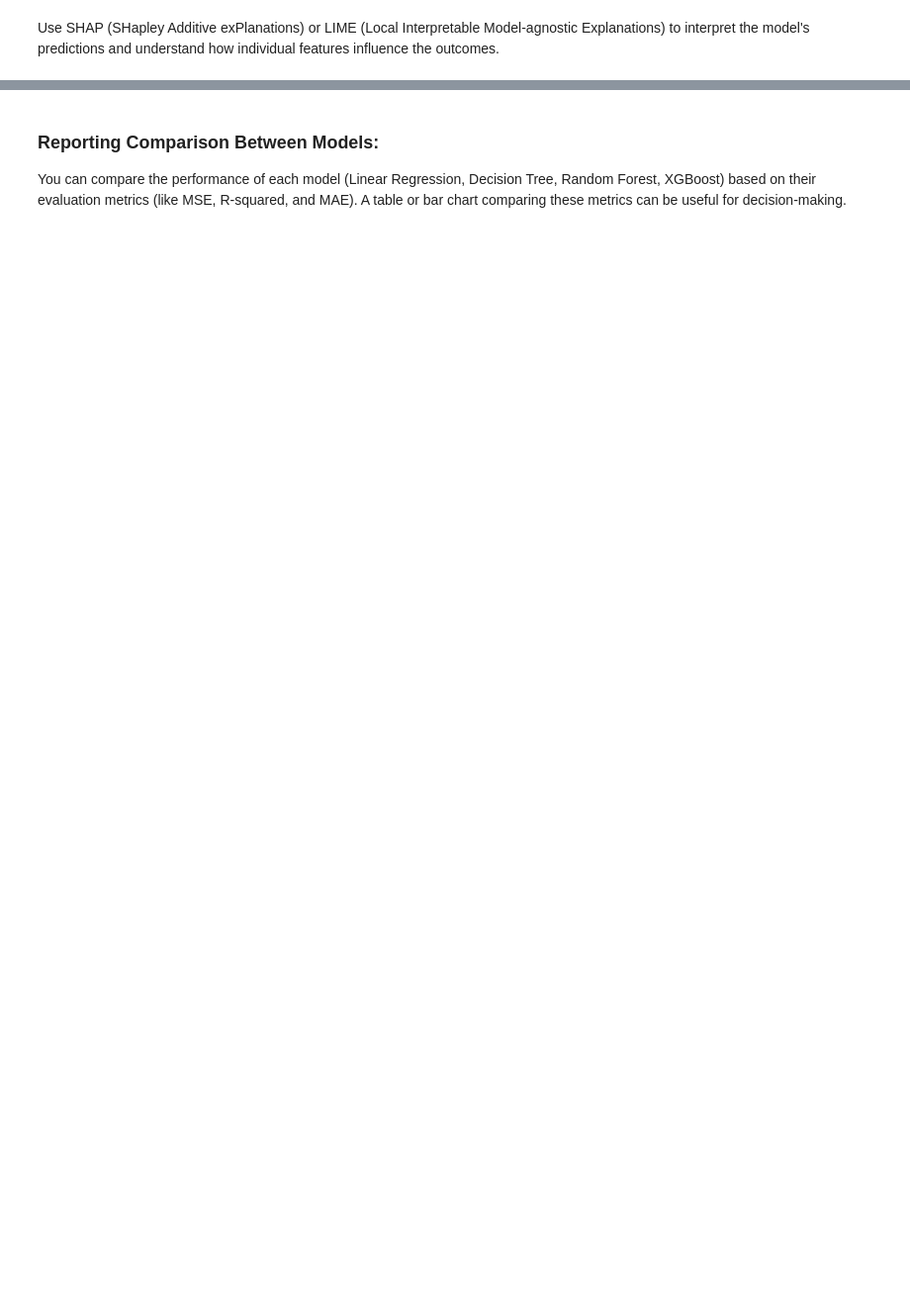
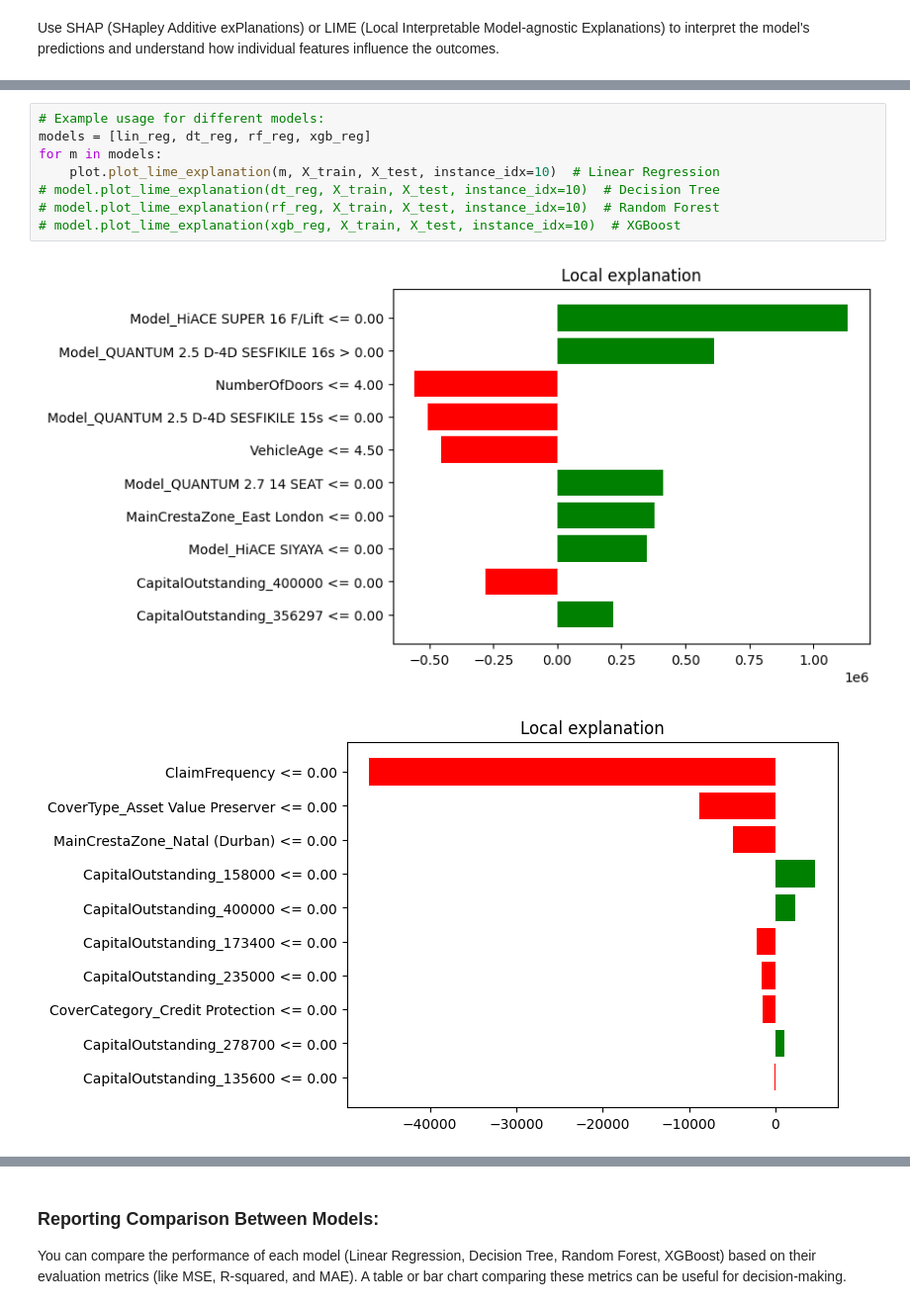
Before and after one commit to amsalugetasew/10_Academy_AI_Mastery_kifiya_Week_3_V1, a Jupyter notebook: notebooks/main.ipynb, the cells around one changed output, grey strips where cells are left out. Shown at 99% size. Cells and saved outputs as stored; diff of their text form; blank space fills up the shorter version.

```diff
--- a/notebooks/main.ipynb
+++ b/notebooks/main.ipynb
@@ -800,0 +730,11 @@ plot_lime_explanation(xgb_reg, X_train, X_test, instance_idx=10)  # XGBoost
+# %%
+# Example usage for different models:
+models = [lin_reg, dt_reg, rf_reg, xgb_reg]
+for m in models:
+    plot.plot_lime_explanation(m, X_train, X_test, instance_idx=10)  # Linear Regression
+# model.plot_lime_explanation(dt_reg, X_train, X_test, instance_idx=10)  # Decision Tree
+# model.plot_lime_explanation(rf_reg, X_train, X_test, instance_idx=10)  # Random Forest
+# model.plot_lime_explanation(xgb_reg, X_train, X_test, instance_idx=10)  # XGBoost
+# %% [output]
+[figure, added]
+[figure, added]
```
Also changed, not shown: parts of 16 cells of this notebook.
